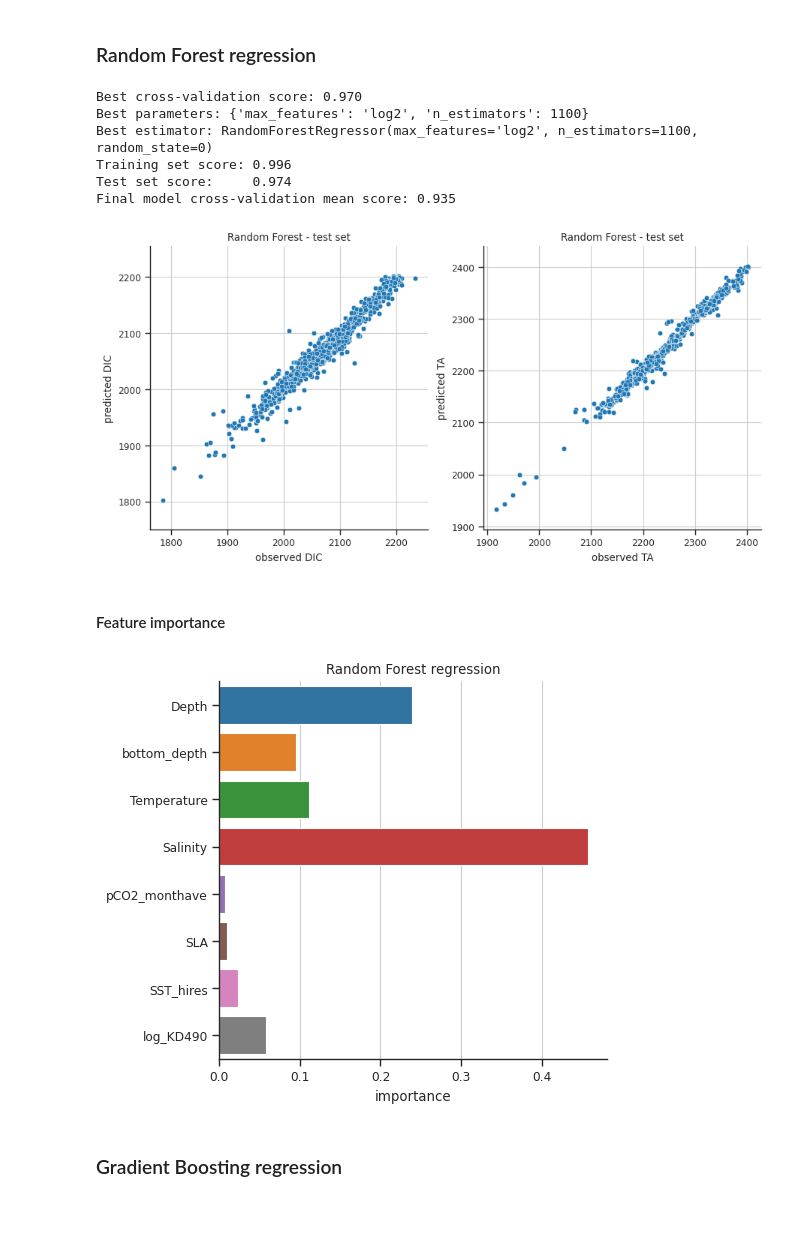
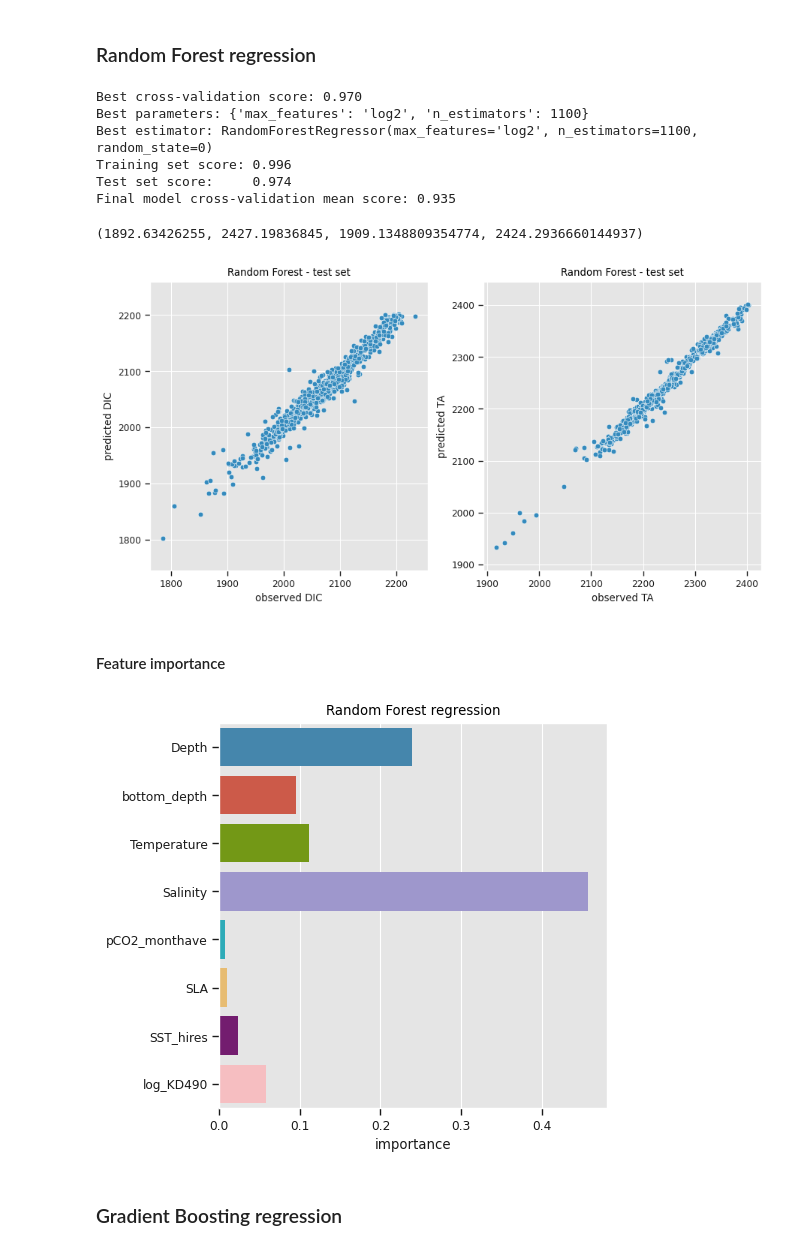
Before and after one commit to WHOIGit/nelme-bottom-water-bgc, a Jupyter notebook: bottle_data_model_noO2.ipynb, the cells around one changed output. Saved outputs shown, nothing was run; the diff lists cells and outputs as text; code cells hidden in the pictures; blank space fills up the shorter version.

```diff
--- a/bottle_data_model_noO2.ipynb
+++ b/bottle_data_model_noO2.ipynb
@@ -22,5 +22,6 @@ Last updated on Wed Apr  6 15:42:05 2022
 # %%
-sns.set_theme(context='paper', style='ticks', palette='tab10', rc={'figure.dpi':100, 'figure.figsize':[5, 5], 'axes.grid':True})
+import sns_settings
+sns.set_context('paper')
 pd.options.display.max_columns = 50
 warnings.filterwarnings('ignore')
 # %%
@@ -116,7 +117,6 @@ _ = ax0.set(xlabel='observed DIC', ylabel='predicted DIC', title='Random Forest
 _ = ax1.set(xlabel='observed TA', ylabel='predicted TA', title='Random Forest - test set')
 ax0.axis('equal')
 ax1.axis('equal')
-sns.despine(fig)
 # %% [output]
 Best cross-validation score: 0.970
 Best parameters: {'max_features': 'log2', 'n_estimators': 1100}
@@ -124,17 +124,17 @@ Best estimator: RandomForestRegressor(max_features='log2', n_estimators=1100, ra
 Training set score: 0.996
 Test set score:     0.974
 Final model cross-validation mean score: 0.935
+(1892.63426255, 2427.19836845, 1909.1348809354774, 2424.2936660144937)
-[figure, old version]
+[figure, new version]
 # %% [markdown]
 #### Feature importance
 # %%
 df_rfr = pd.DataFrame(gs_rfr.best_estimator_.feature_importances_, index=features, columns=['importance'])
 fig, ax = plt.subplots()
 _ = sns.barplot(data=df_rfr, y=df_rfr.index, x='importance', orient='horizontal', ax=ax)
 _ = ax.set_title('Random Forest regression')
-sns.despine(fig)
 # %% [output]
-[figure, old version]
+[figure, new version]
 # %% [markdown]
 ### Gradient Boosting regression
 # %% [markdown]
```
Also changed, not shown: parts of 9 cells of this notebook, 10 other files.
